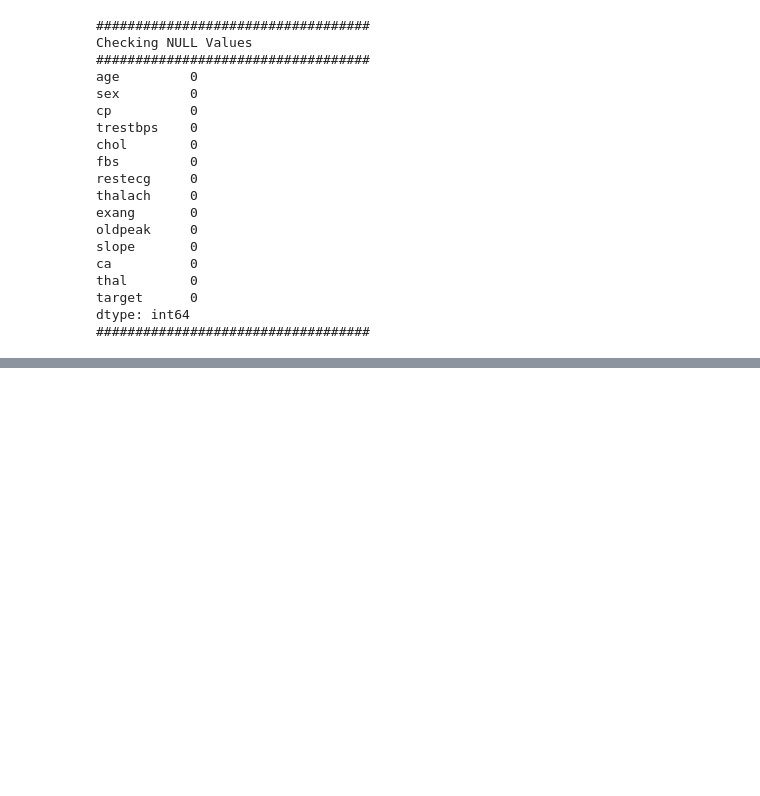
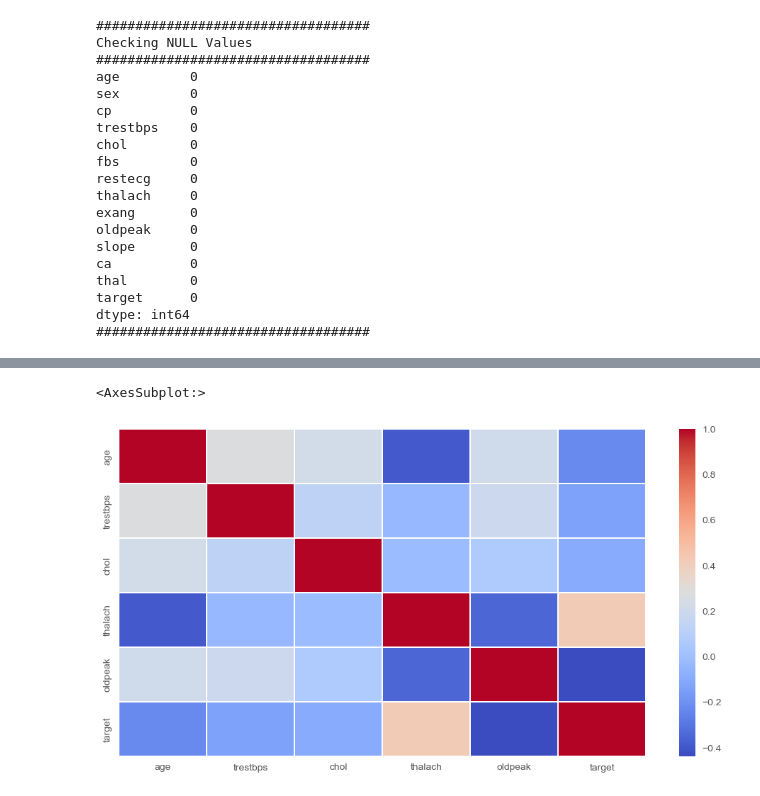
Before and after one commit to Sandokhan/IACEC, a Jupyter notebook: project.ipynb, the cells around one changed output, grey strips where cells are left out. Cells and saved outputs as stored; diff of their text form; code cells hidden in the pictures; blank space fills up the shorter version.

```diff
--- a/project.ipynb
+++ b/project.ipynb
@@ -189,0 +233,7 @@ dtype: int64
+# %%
+# Correlation between variables only non-categorial variables
+plt.figure(figsize=(12,6))
+sns.heatmap(heart.corr(), linewidth = 0.1, cmap='coolwarm')
+# %% [output]
+<AxesSubplot:>
+[figure, added]
```
Also changed, not shown: parts of 4 cells of this notebook.
